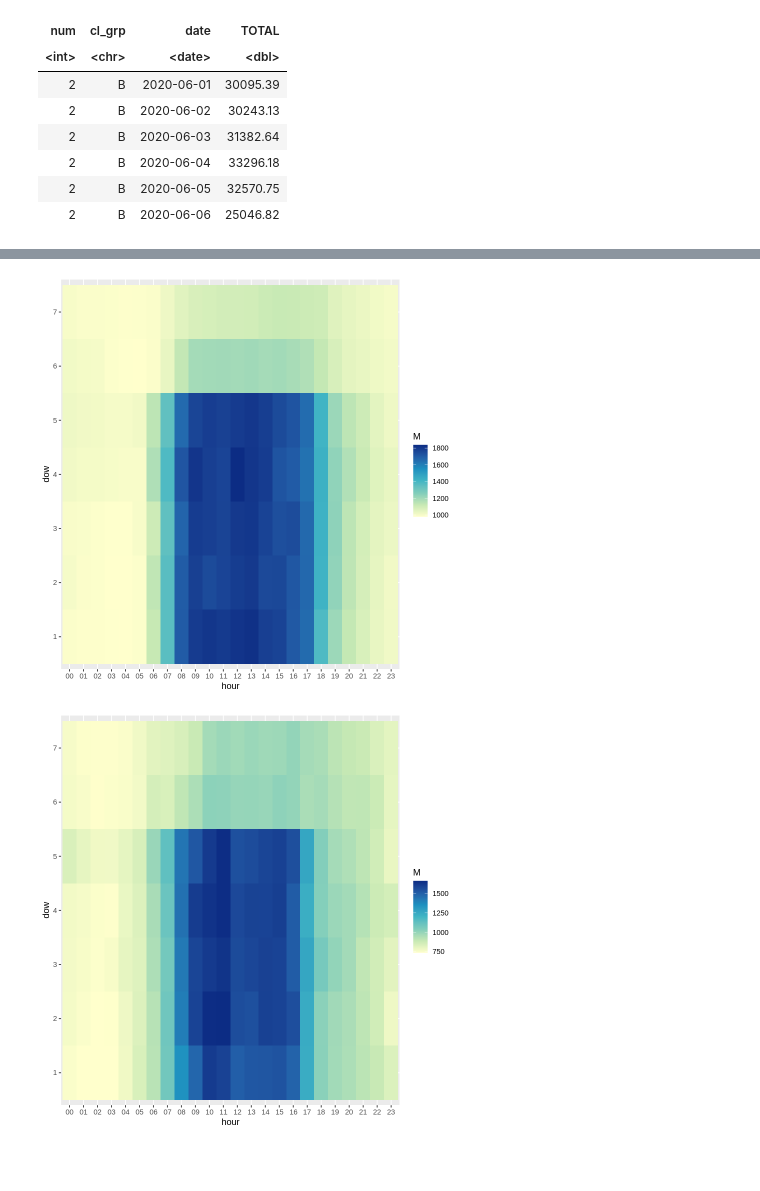
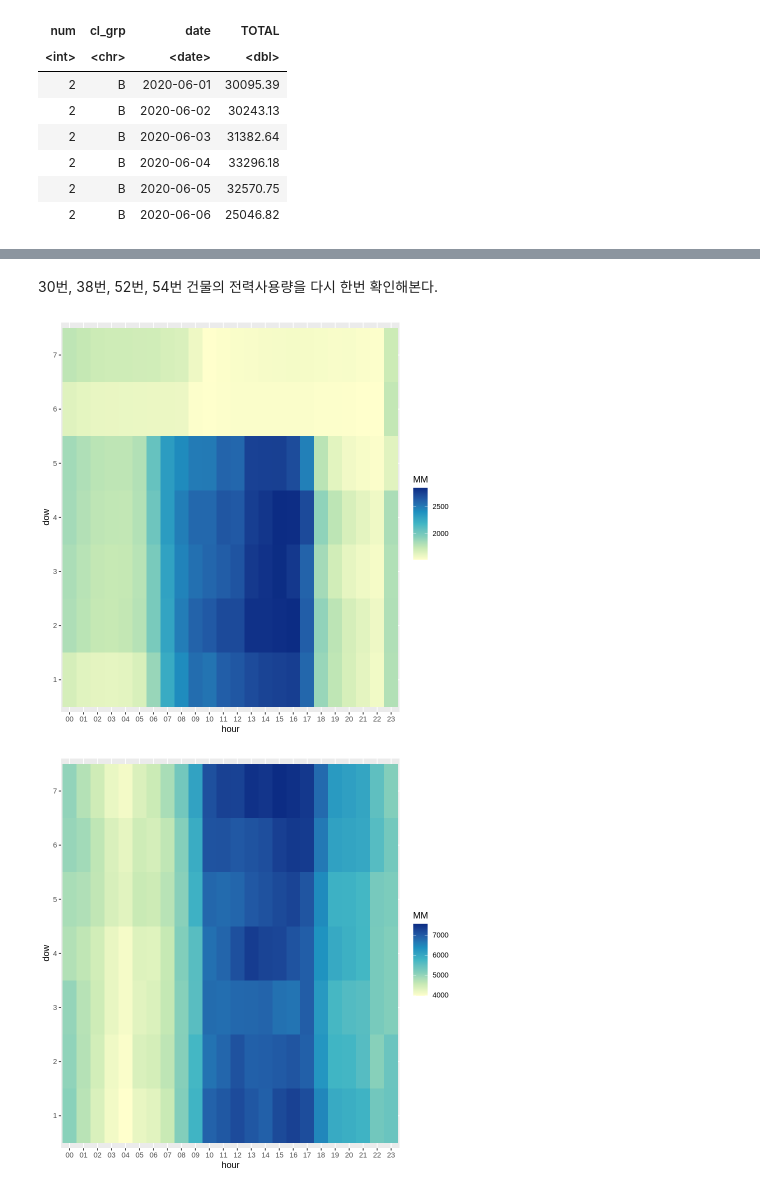
Before and after one commit to mjiii25/prac_class, a Jupyter notebook: team-project.ipynb, the cells around one changed output, grey strips where cells are left out. Drawn from its saved outputs; the diff is of its cells as text; code cells hidden in the pictures; blank space fills up the shorter version.

```diff
--- a/team-project.ipynb
+++ b/team-project.ipynb
@@ -310,15 +302,18 @@ dt_train_B[]
+# %% [markdown]
+30번, 38번, 52번, 54번 건물의 전력사용량을 다시 한번 확인해본다.
+# %%
+# < B군집의 대표적인 전력사용량 추이 > 37번 건물
+dt_train_B[ num == 37, .(MM = mean(전력사용량)), by = .(hour, dow)] %>%
+  ggplot(aes(hour, dow, fill = MM)) +
+  geom_tile() +
+  scale_fill_distiller(palette = 'YlGnBu', direction = 1)
+# %% [output]
+[figure, added]
 # %%
-B = dt_train_B[ num == 2, .(M = median(전력사용량)), by = .(hour, dow)] %>%
-      ggplot(aes(hour, dow, fill = M)) +
-      geom_tile() +
-      scale_fill_distiller(palette = 'YlGnBu', direction = 1)
-plot(B)
-
-B = dt_train_B[ num == 13, .(M = median(전력사용량)), by = .(hour, dow)] %>%
-      ggplot(aes(hour, dow, fill = M)) +
-      geom_tile() +
-      scale_fill_distiller(palette = 'YlGnBu', direction = 1)
-plot(B)
+# 30번 건물
+dt_train_B[ num == 30, .(MM = mean(전력사용량)), by = .(hour, dow)] %>%
+  ggplot(aes(hour, dow, fill = MM)) +
+  geom_tile() +
+  scale_fill_distiller(palette = 'YlGnBu', direction = 1)
 # %% [output]
-[figure, old version]
+[figure, new version]
-[figure, removed]
```
Also changed, not shown: parts of 8 cells of this notebook.
